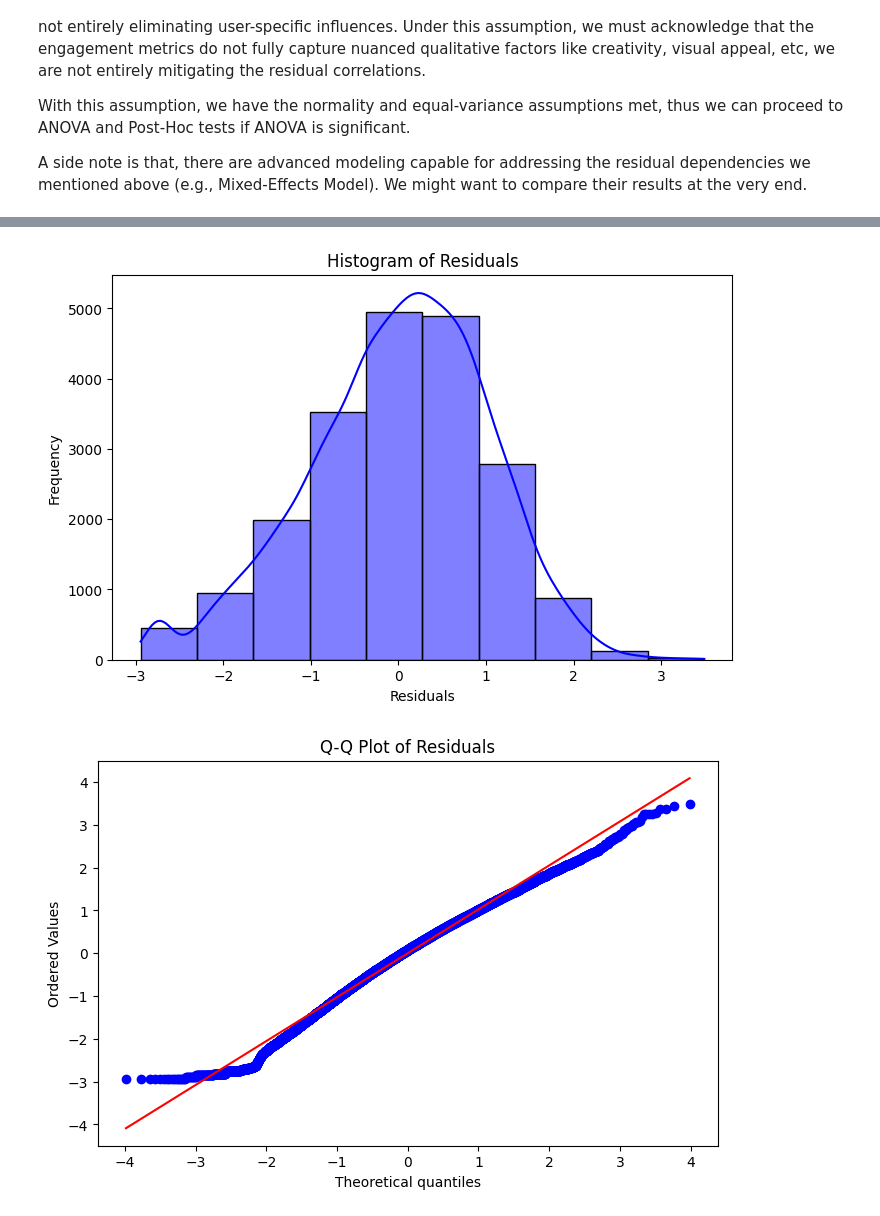
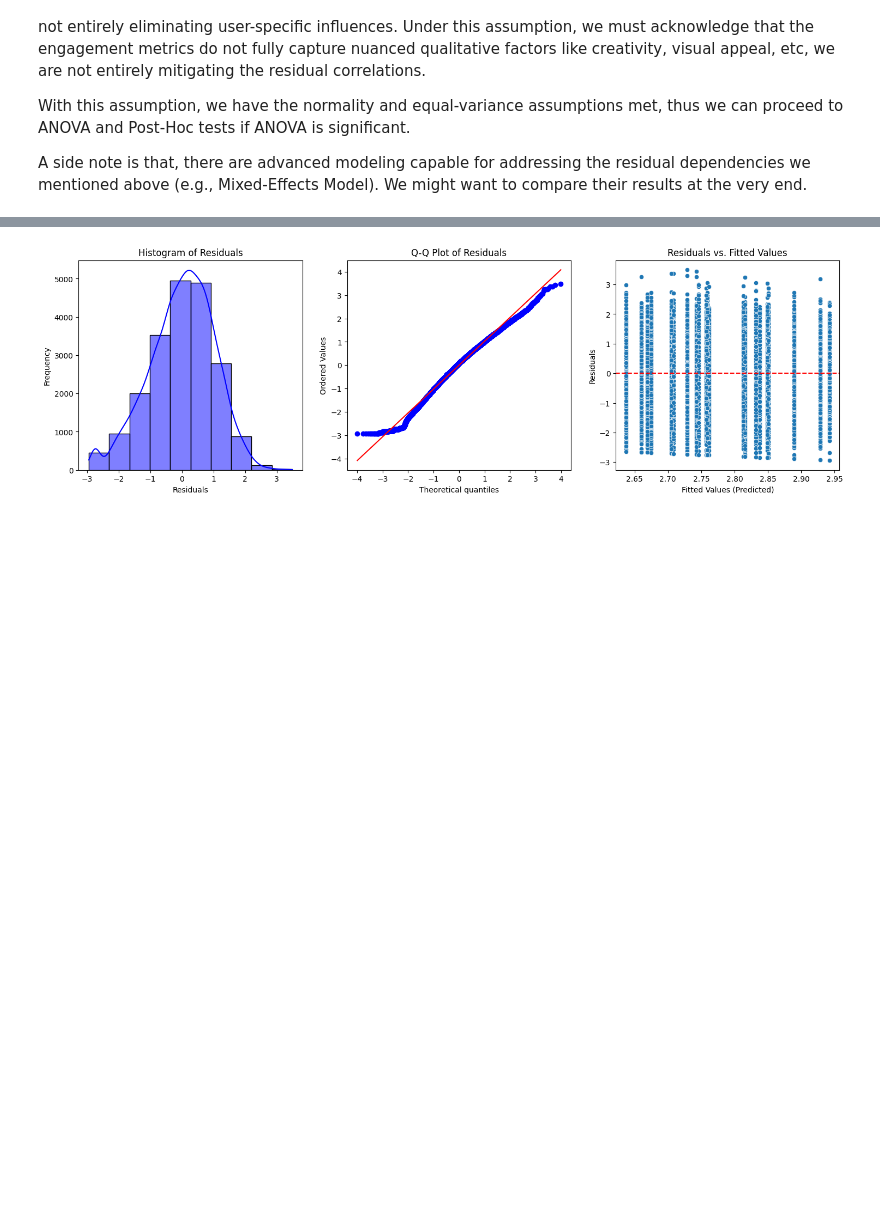
Before and after one commit to Mirrien-Liang/posting-time-impact-analysis, a Jupyter notebook: notebooks/data_cleaning.ipynb, the cells around one changed output, grey strips where cells are left out. Drawn from its saved outputs; the diff is of its cells as text; code cells hidden in the pictures; blank space fills up the shorter version.

```diff
--- a/notebooks/data_cleaning.ipynb
+++ b/notebooks/data_cleaning.ipynb
@@ -1207,7 +1236,7 @@ plt.show()
 [figure]
 # %%
 # Remove identified outliers from data
-imputed_3 = imputed_2[imputed_2["labels"] != 1]
+imputed_3 = imputed_2[imputed_2["labels"] != -1]
 print(imputed_3[["followers", "likes_count", "comments_count", "video_view_count"]].describe())
 
 # Only 19 removed, but the small number suggests additional methods needed.
@@ -1425,38 +1524,37 @@ print(group_means)
 # %%
 # Add predicted group means
-aggregated['predicted'] = aggregated.groupby('day_time_group')['EPF'].transform('mean')
+aggregated['predicted'] = aggregated.groupby('day_time_group')['log_EPF'].transform('mean')
 
 # Calculate residuals
-aggregated['residuals'] = aggregated['EPF'] - aggregated['predicted']
+aggregated['residuals'] = aggregated['log_EPF'] - aggregated['predicted']
 
 # Plot 1: Histogram of residuals
 # Approximately normally distributed
-plt.figure(figsize=(8, 5))
+plt.figure(figsize=(18, 5))
+plt.subplot(1, 3, 1)
 sns.histplot(aggregated['residuals'], kde=True, bins=10, color='blue')
 plt.title('Histogram of Residuals')
 plt.xlabel('Residuals')
 plt.ylabel('Frequency')
-plt.show()
+# plt.show()
 
 # Plot 2: Q-Q Plot
 # The residuals appear to satisfy the normality assumption reasonably well.
 # The slight deviations in the tails suggest some mild departures from normality in the extreme values.
 # But we think it's not severe enough to invalidate the normality assumption.
-plt.figure(figsize=(8, 5))
+plt.subplot(1, 3, 2)
 stats.probplot(aggregated['residuals'], dist="norm", plot=plt)
 plt.title('Q-Q Plot of Residuals')
-plt.show()
 
 # Plot 3: Residuals vs. Fitted Values
 # Residuals are centered around 0, and the variance of residuals is relatively constant.
 # No apparent violation in the equal-variance assumption, aligning with the Levene test we performed.
-plt.figure(figsize=(8, 5))
+plt.subplot(1, 3, 3)
 sns.scatterplot(x=aggregated['predicted'], y=aggregated['residuals'])
 plt.axhline(0, color='red', linestyle='--')
 plt.title('Residuals vs. Fitted Values')
 plt.xlabel('Fitted Values (Predicted)')
 plt.ylabel('Residuals')
 plt.show()
 # %% [output]
-[figure, old version]
+[figure, new version]
-[figure, removed]
```
Also changed, not shown: parts of 24 cells of this notebook.
